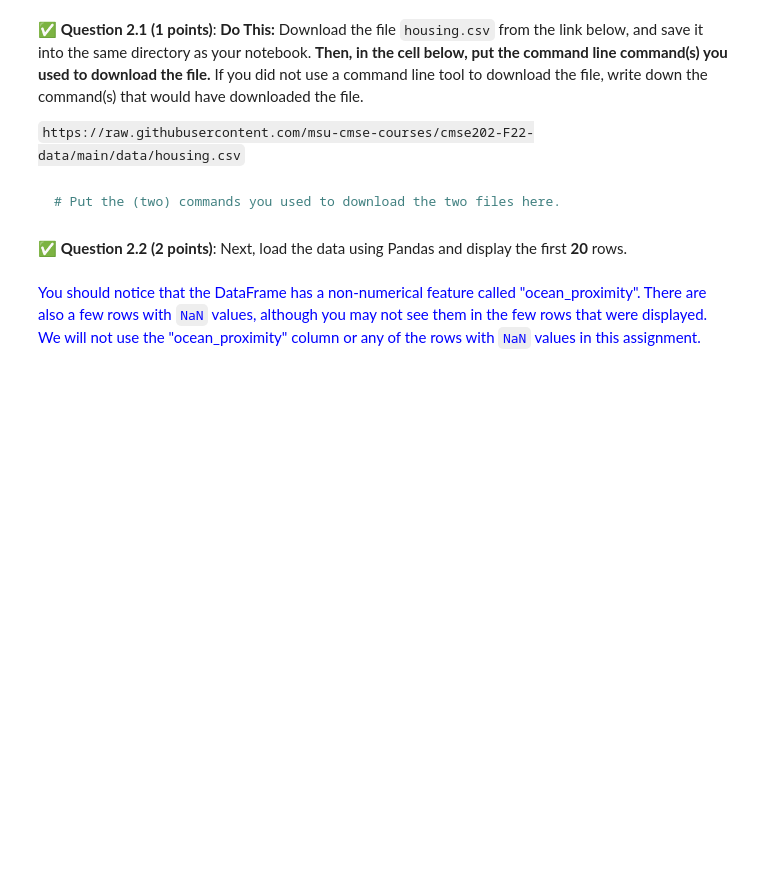
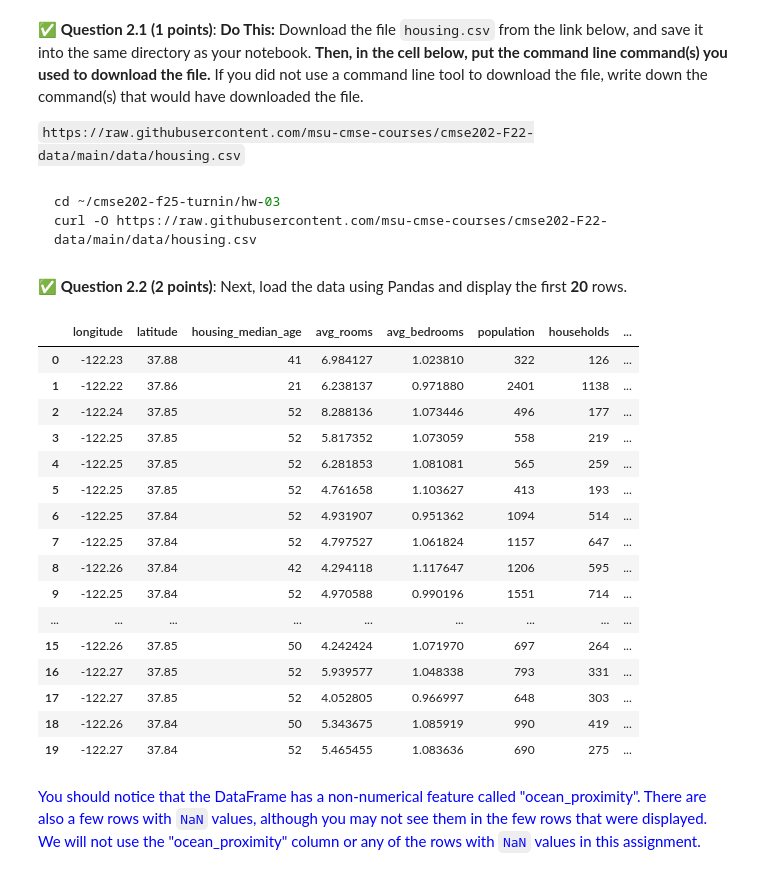
Before and after one commit to winbergd/cmse202-f25-turnin, a Jupyter notebook: hw-03/HW3_CMSE202.ipynb, the cells around one changed output. Drawn from its saved outputs; the diff is of its cells as text; code cells hidden in the pictures; blank space fills up the shorter version.

````diff
--- a/hw-03/HW3_CMSE202.ipynb
+++ b/hw-03/HW3_CMSE202.ipynb
@@ -109,9 +111,10 @@ Our goal is to use ordinary least squares to design regression models to fit the
 &#9989;  **Question 2.1 (1 points)**: **Do This:** Download the file `housing.csv` from the link below, and save it into the same directory as your notebook. **Then, in the cell below, put the command line command(s) you used to download the file.** If you did not use a command line tool to download the file, write down the command(s) that would have downloaded the file.
 
 `https://raw.githubusercontent.com/msu-cmse-courses/cmse202-F22-data/main/data/housing.csv`
-# %% [markdown]
-``` bash
-# Put the (two) commands you used to download the two files here.
-```
+# %% [markdown]
+``` bash
+cd ~/cmse202-f25-turnin/hw-03
+curl -O https://raw.githubusercontent.com/msu-cmse-courses/cmse202-F22-data/main/data/housing.csv
+```
 # %% [markdown]
 &#9989;  **Question 2.2 (2 points)**: Next, load the data using Pandas and display the first **20** rows.
@@ -120,3 +121,25 @@ Our goal is to use ordinary least squares to design regression models to fit the
+# %%
+import pandas as pd
+df = pd.read_csv("housing.csv")
+df.head(20)
+# %% [output]
+|  | longitude | latitude | housing_median_age | avg_rooms | avg_bedrooms | population | households | ... |
+| 0 | -122.23 | 37.88 | 41 | 6.984127 | 1.023810 | 322 | 126 | ... |
+| 1 | -122.22 | 37.86 | 21 | 6.238137 | 0.971880 | 2401 | 1138 | ... |
+| 2 | -122.24 | 37.85 | 52 | 8.288136 | 1.073446 | 496 | 177 | ... |
+| 3 | -122.25 | 37.85 | 52 | 5.817352 | 1.073059 | 558 | 219 | ... |
+| 4 | -122.25 | 37.85 | 52 | 6.281853 | 1.081081 | 565 | 259 | ... |
+| 5 | -122.25 | 37.85 | 52 | 4.761658 | 1.103627 | 413 | 193 | ... |
+| 6 | -122.25 | 37.84 | 52 | 4.931907 | 0.951362 | 1094 | 514 | ... |
+| 7 | -122.25 | 37.84 | 52 | 4.797527 | 1.061824 | 1157 | 647 | ... |
+| 8 | -122.26 | 37.84 | 42 | 4.294118 | 1.117647 | 1206 | 595 | ... |
+| 9 | -122.25 | 37.84 | 52 | 4.970588 | 0.990196 | 1551 | 714 | ... |
+| ... | ... | ... | ... | ... | ... | ... | ... | ... |
+| 15 | -122.26 | 37.85 | 50 | 4.242424 | 1.071970 | 697 | 264 | ... |
+| 16 | -122.27 | 37.85 | 52 | 5.939577 | 1.048338 | 793 | 331 | ... |
+| 17 | -122.27 | 37.85 | 52 | 4.052805 | 0.966997 | 648 | 303 | ... |
+| 18 | -122.26 | 37.84 | 50 | 5.343675 | 1.085919 | 990 | 419 | ... |
+| 19 | -122.27 | 37.84 | 52 | 5.465455 | 1.083636 | 690 | 275 | ... |
 # %% [markdown]
 <font color = blue > You should notice that the DataFrame has a non-numerical feature called "ocean_proximity". There are also a few rows with `NaN` values, although you may not see them in the few rows that were displayed. We will not use the "ocean_proximity" column or any of the rows with `NaN` values in this assignment. </font>
 # %% [markdown]
````
Also changed, not shown: parts of 8 cells of this notebook.
